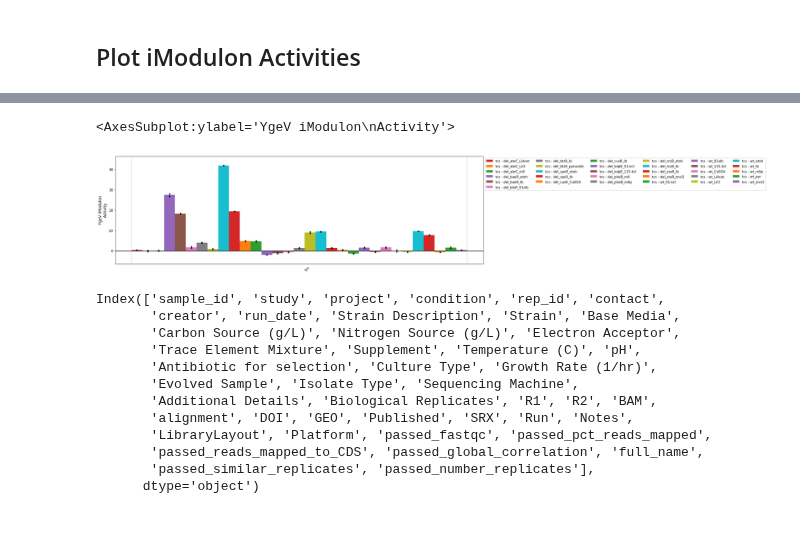
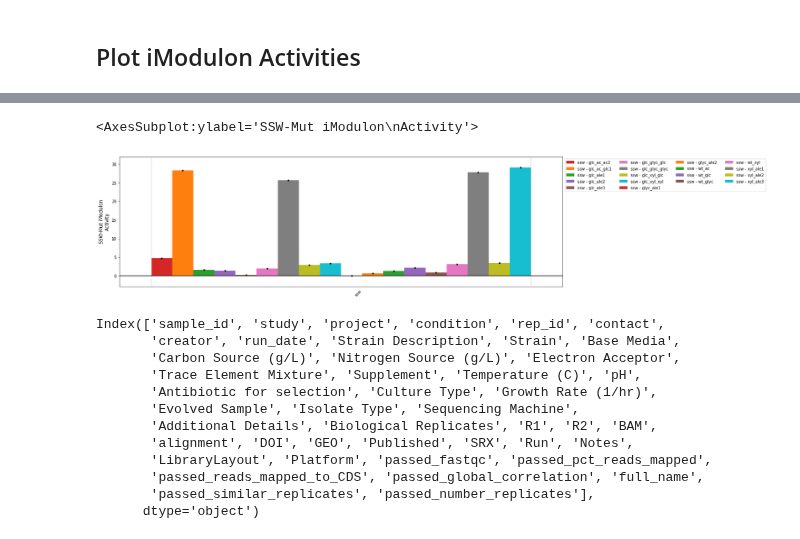
Before and after one commit to SBRG/precise2, a Jupyter notebook: notebooks/manual_imodulon_annotation.ipynb, the cells around one changed output, grey strips where cells are left out. Saved outputs shown, nothing was run; the diff lists cells and outputs as text; code cells hidden in the pictures.

Commit message:
iModulon annotation updates per Anand suggestions

```diff
--- a/notebooks/manual_imodulon_annotation.ipynb
+++ b/notebooks/manual_imodulon_annotation.ipynb
@@ -27,6 +27,6 @@ ica_data.imodulon_table[(ica_data.imodulon_table['category'] == 'Unknown') | (ic
 # Annotate iModulons
 # %%
 #iM_to_annotate = ica_data.imodulon_names[216]
-iM_to_annotate = 'cpxR KO'
+iM_to_annotate = 'NO3 Red Z'
 iM_to_annotate
 # %% [output]
@@ -88,9 +102,9 @@ plot_activities(ica_data,'YgeV', ax=ax)
 # %%
 _, ax = plt.subplots(figsize=(20, 6))
-plot_activities(ica_data,'YgeV', projects='tcs', ax=ax)
+plot_activities(ica_data,iM_to_annotate, projects='ssw', ax=ax)
 # %% [output]
-<AxesSubplot:ylabel='YgeV iModulon\nActivity'>
+<AxesSubplot:ylabel='SSW-Mut iModulon\nActivity'>
-[figure, old version]
+[figure, new version]
 # %%
 ica_data.sample_table.columns
 # %% [output]
```
Also changed, not shown: parts of 9 cells of this notebook, 4 other files.
